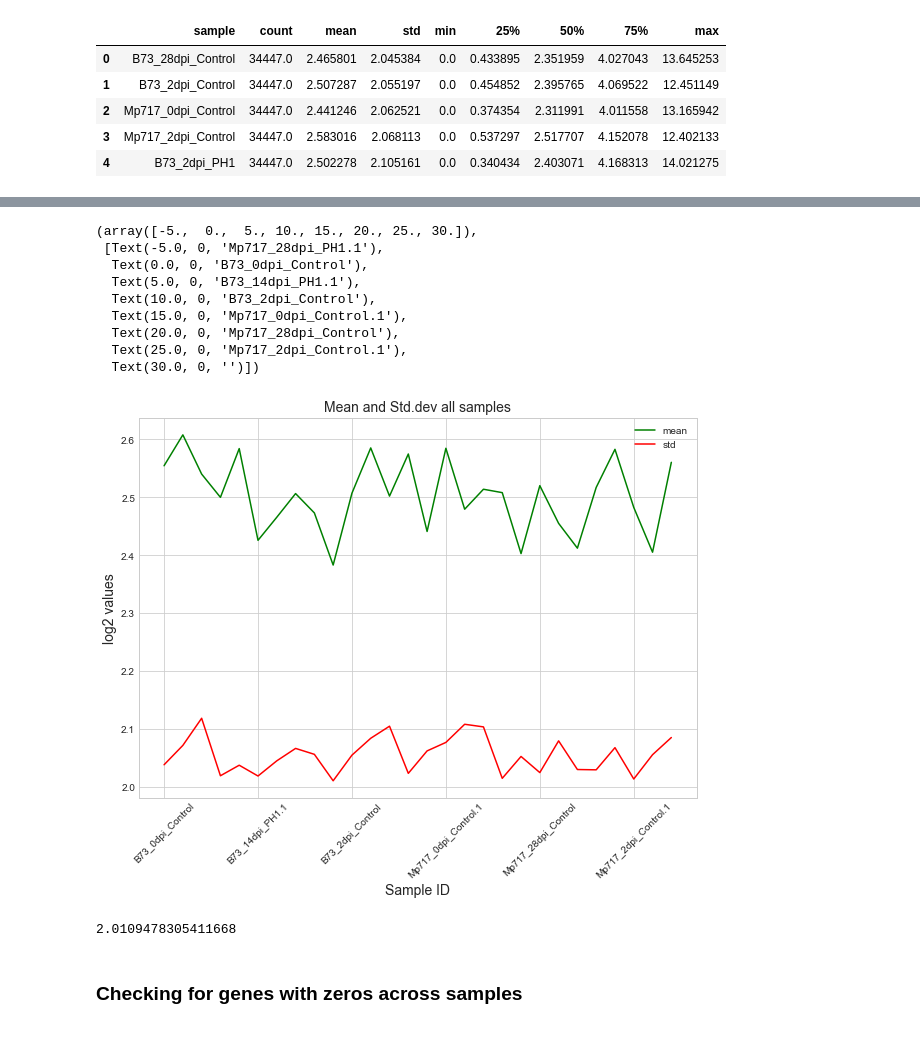
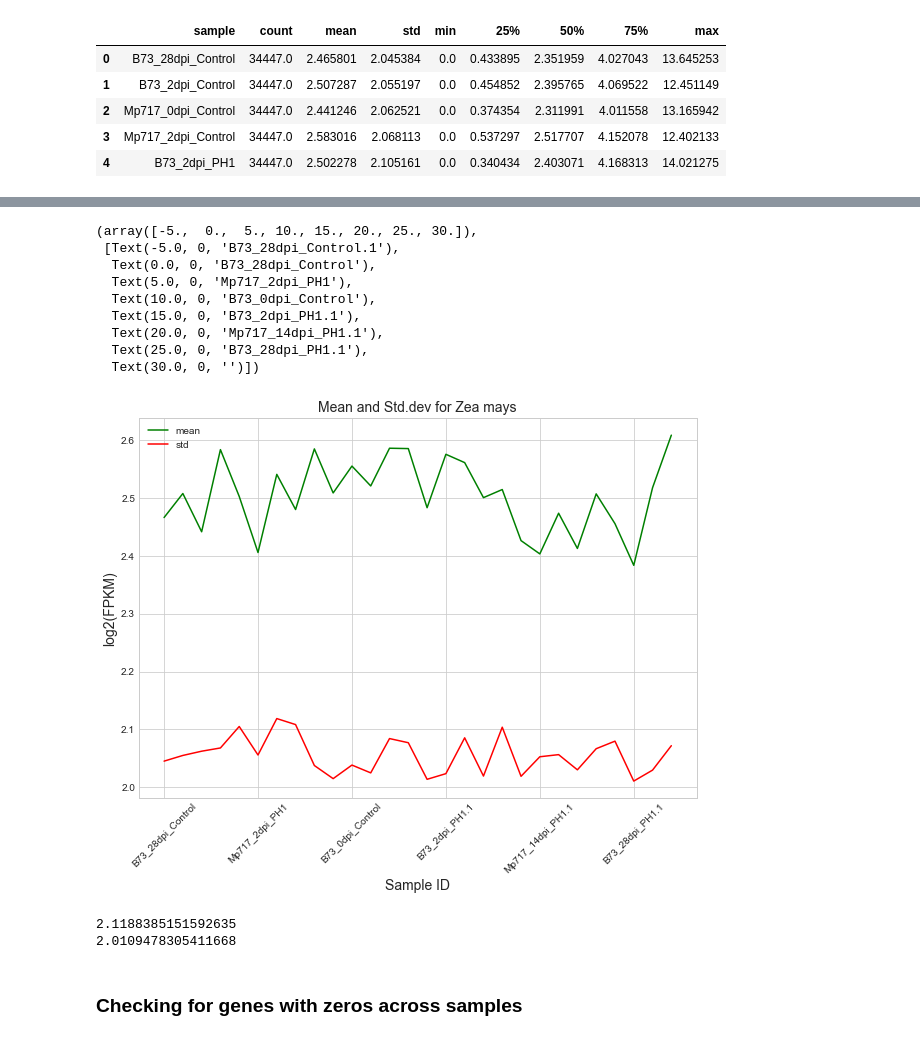
Before and after one commit to cyntsc/zeamay_B73_Mp717, a Jupyter notebook: matrix_preparation_stats.ipynb, the cells around one changed output, grey strips where cells are left out. Cells and saved outputs as stored; diff of their text form; code cells hidden in the pictures.

Commit message:
Actualizando para datos preparados por Dra.Elsa  de marzo

```diff
--- a/matrix_preparation_stats.ipynb
+++ b/matrix_preparation_stats.ipynb
@@ -35,6 +36,6 @@ Directory changed: /home/cyntsc/Proyectos/tesis-code/elsa_gongora
 # %%
-file = "Supplementary_File.csv"
-df1=pd.read_csv(file, header=1, sep=',') ##, nrows=100
+file = "ZeaMay_Marzo2021.txt"   # Ultima actualizacion proporcionada por la Dra. Elsa G (se renombraron genes con ID duplicado)
+df1=pd.read_csv(file, header=0, sep='\t') ##, nrows=100
 # %%
 df1.head(3)
 # %% [output]
@@ -161,7 +178,7 @@ df_plot.head(5)
 | 3 | Mp717_2dpi_Control | 34447.0 | 2.583016 | 2.068113 | 0.0 | 0.537297 | 2.517707 | 4.152078 | 12.402133 |
 | 4 | B73_2dpi_PH1 | 34447.0 | 2.502278 | 2.105161 | 0.0 | 0.340434 | 2.403071 | 4.168313 | 14.021275 |
 # %%
-df_plot.sort_values(['sample'], ascending=[True], inplace=True)
-df_plot.head(5)
+# df_plot.sort_values(['sample'], ascending=[True], inplace=True)
+df_plot #.head(5)
 # %% [output]
 |  | sample | count | mean | std | min | 25% | 50% | 75% | max |
@@ -231,27 +259,28 @@ plt.ylim(0, 15)
 # %%
 ## gca stands for 'get current axis'
 ax = plt.gca()
 df_plot.plot(kind='line',x='sample',y='mean',color='green', ax=ax, figsize=(10,7))
 df_plot.plot(kind='line',x='sample',y='std', color='red', ax=ax)
-plt.title('Mean and Std.dev all samples',fontsize=14);
+plt.title('Mean and Std.dev for Zea mays',fontsize=14);
 plt.xlabel('Sample ID',fontsize=14);
-plt.ylabel('log2 values',fontsize=14);
+plt.ylabel('log2(FPKM)',fontsize=14);
 plt.xticks(rotation=45)
 # %% [output]
 (array([-5.,  0.,  5., 10., 15., 20., 25., 30.]),
- [Text(-5.0, 0, 'Mp717_28dpi_PH1.1'),
-  Text(0.0, 0, 'B73_0dpi_Control'),
-  Text(5.0, 0, 'B73_14dpi_PH1.1'),
-  Text(10.0, 0, 'B73_2dpi_Control'),
-  Text(15.0, 0, 'Mp717_0dpi_Control.1'),
-  Text(20.0, 0, 'Mp717_28dpi_Control'),
-  Text(25.0, 0, 'Mp717_2dpi_Control.1'),
+ [Text(-5.0, 0, 'B73_28dpi_Control.1'),
+  Text(0.0, 0, 'B73_28dpi_Control'),
+  Text(5.0, 0, 'Mp717_2dpi_PH1'),
+  Text(10.0, 0, 'B73_0dpi_Control'),
+  Text(15.0, 0, 'B73_2dpi_PH1.1'),
+  Text(20.0, 0, 'Mp717_14dpi_PH1.1'),
+  Text(25.0, 0, 'B73_28dpi_PH1.1'),
   Text(30.0, 0, '')])
-[figure, old version]
+[figure, new version]
 # %%
-df_plot['std'].max()
-df_plot['std'].min()
+print(df_plot['std'].max())
+print(df_plot['std'].min())
 # %% [output]
+2.1188385151592635
 2.0109478305411668
 # %% [markdown]
 ### Checking for genes with zeros across samples
```
Also changed, not shown: parts of 32 cells of this notebook, 8 other files.
